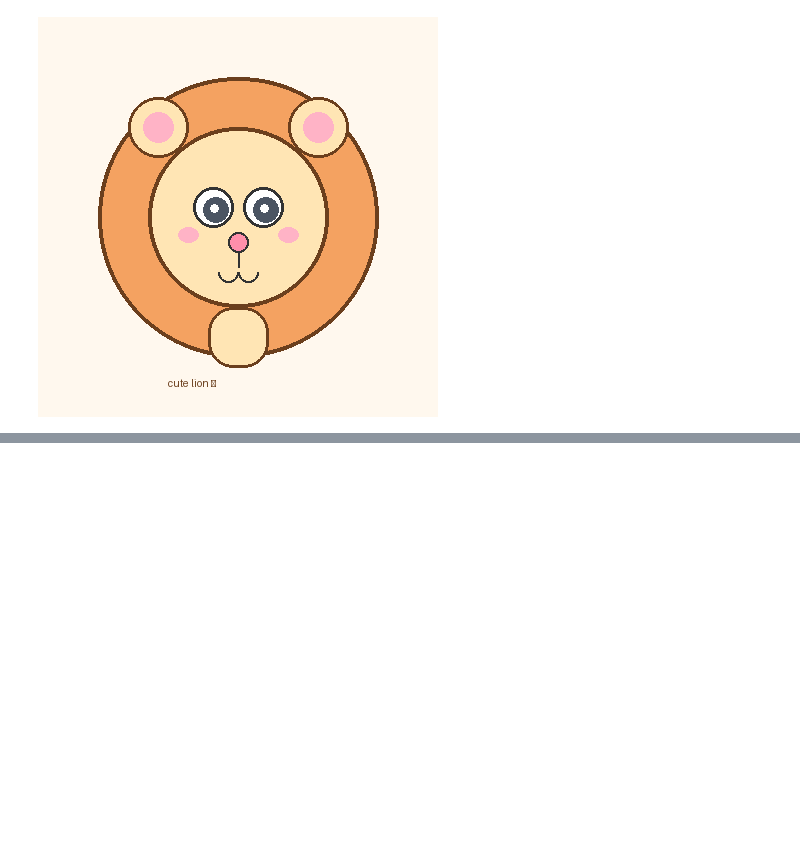
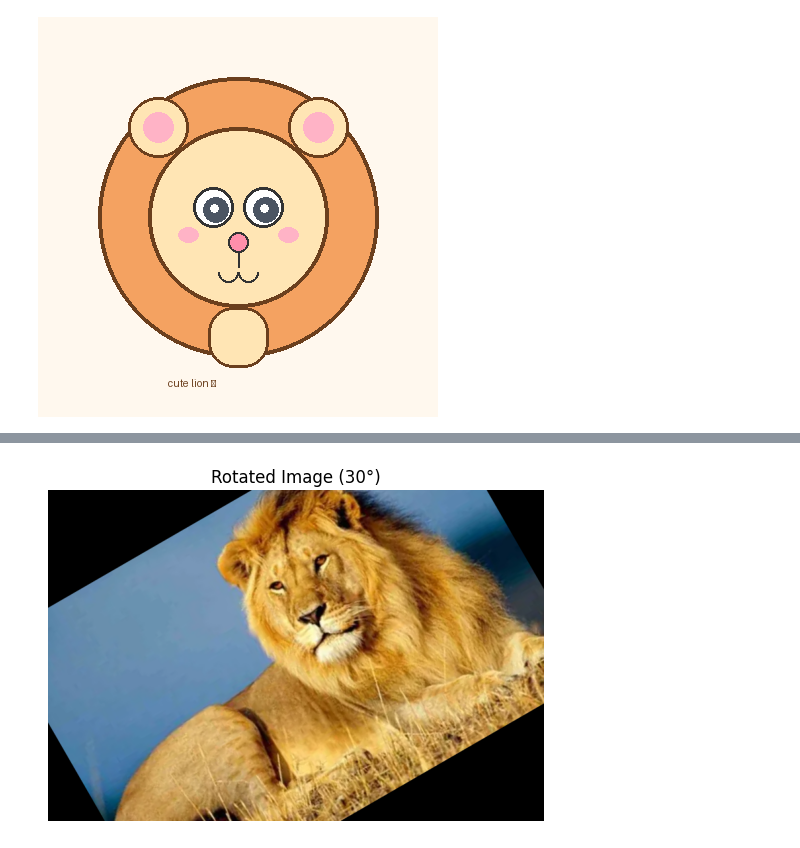
Before and after one commit to RAFA-CK/python4, a Jupyter notebook: image_creation.ipynb, the cells around one changed output, grey strips where cells are left out. Drawn from its saved outputs; the diff is of its cells as text; code cells hidden in the pictures; blank space fills up the shorter version.

```diff
--- a/image_creation.ipynb
+++ b/image_creation.ipynb
@@ -308,0 +355,16 @@ display(img)
+# %%
+# Get image center and define rotation matrix
+(h, w) = image_rgb.shape[:2]
+center = (w // 2, h // 2)
+rotation_matrix = cv2.getRotationMatrix2D(center, 30, 1)  # Rotate by 45 degrees
+
+# Apply rotation
+rotated_image = cv2.warpAffine(image_rgb, rotation_matrix, (w, h))
+
+# Display rotated image
+plt.imshow(rotated_image)
+plt.title("Rotated Image (30°)")
+plt.axis("off")
+plt.show()
+# %% [output]
+[figure, added]
```
Also changed, not shown: parts of 3 cells of this notebook.
